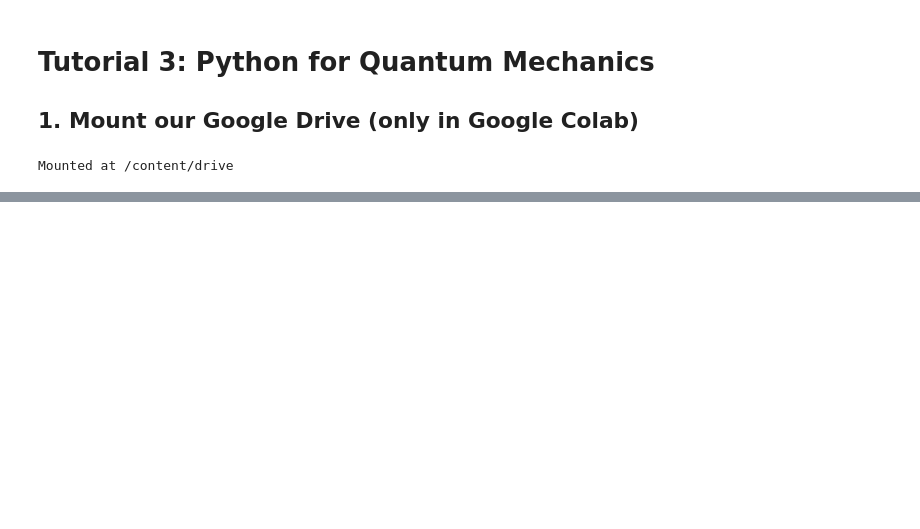
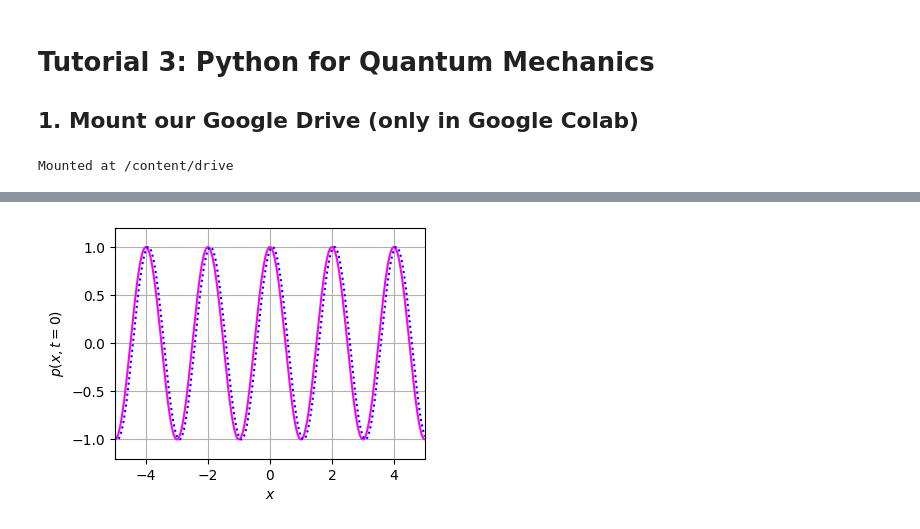
Before and after one commit to wbandabarragan/quantum-mechanics-1, a Jupyter notebook: python-resources/python_for_QM03.ipynb, the cells around one changed output, grey strips where cells are left out. Drawn from its saved outputs; the diff is of its cells as text; code cells hidden in the pictures; blank space fills up the shorter version.

```diff
--- a/python-resources/python_for_QM03.ipynb
+++ b/python-resources/python_for_QM03.ipynb
@@ -33,0 +104,30 @@ $$\Rightarrow p(x) = A\cos\left[2\,\pi\left(\frac{x}{\lambda}-\frac{t}{T}\right)
+# %%
+# Create an empty list
+all_pw = []
+
+# Use a loop to fill in the evaluated values for pw
+for i in range(len(t_vector)):
+  #print(t_vector[i])
+  all_pw.append(plane_wave(a_wave1, l_wave1, p_wave1, x, t_vector[i]))
+
+# Convert the list to an array
+all_pw = np.array(all_pw)
+# %%
+# Plotting our wave slns
+# Figure environment
+plt.figure(figsize = (4,3))
+
+plt.plot(x, pw_1, color = "magenta", linestyle = "-")
+plt.plot(x, all_pw[20], color = "blue", linestyle = ":")
+
+plt.xlim(-5., +5.)
+plt.ylim(-1.2, +1.2)
+
+plt.xlabel(r"$x$")
+plt.ylabel(r"$p(x,t=0)$")
+
+plt.grid()
+
+plt.show()
+# %% [output]
+[figure, added]
```
Also changed, not shown: parts of 9 cells of this notebook.
